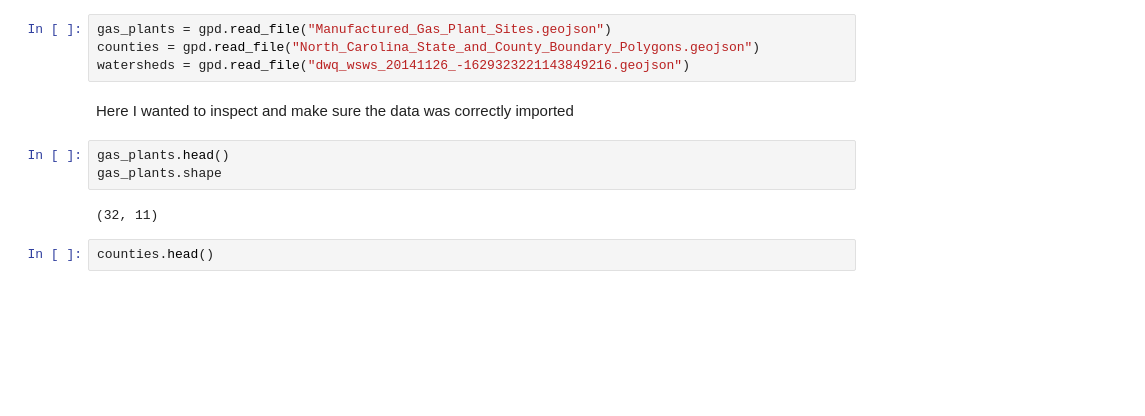
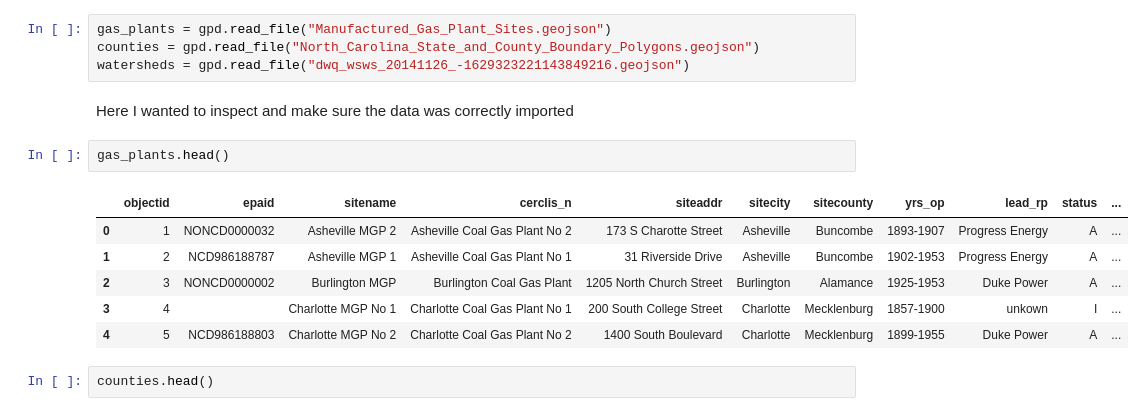
Before and after one commit to ejamie15/geog592-ejamie, a Jupyter notebook: homework/week07/data/ejamie_hw08.ipynb, the cells around one changed output. Cells and saved outputs as stored; diff of their text form; blank space fills up the shorter version.

```diff
--- a/homework/week07/data/ejamie_hw08.ipynb
+++ b/homework/week07/data/ejamie_hw08.ipynb
@@ -10,9 +10,13 @@ watersheds = gpd.read_file("dwq_wsws_20141126_-1629323221143849216.geojson")
 Here I wanted to inspect and make sure the data was correctly imported
 # %%
 gas_plants.head()
-gas_plants.shape
 # %% [output]
-(32, 11)
+|  | objectid | epaid | sitename | cerclis_n | siteaddr | sitecity | sitecounty | yrs_op | lead_rp | status | ... |
+| 0 | 1 | NONCD0000032 | Asheville MGP 2 | Asheville Coal Gas Plant No 2 | 173 S Charotte Street | Asheville | Buncombe | 1893-1907 | Progress Energy | A | ... |
+| 1 | 2 | NCD986188787 | Asheville MGP 1 | Asheville Coal Gas Plant No 1 | 31 Riverside Drive | Asheville | Buncombe | 1902-1953 | Progress Energy | A | ... |
+| 2 | 3 | NONCD0000002 | Burlington MGP | Burlington Coal Gas Plant | 1205 North Church Street | Burlington | Alamance | 1925-1953 | Duke Power | A | ... |
+| 3 | 4 |  | Charlotte MGP No 1 | Charlotte Coal Gas Plant No 1 | 200 South College Street | Charlotte | Mecklenburg | 1857-1900 | unkown | I | ... |
+| 4 | 5 | NCD986188803 | Charlotte MGP No 2 | Charlotte Coal Gas Plant No 2 | 1400 South Boulevard | Charlotte | Mecklenburg | 1899-1955 | Duke Power | A | ... |
 # %%
 counties.head()
 # %% [output]
```
Also changed, not shown: parts of 8 cells of this notebook.
